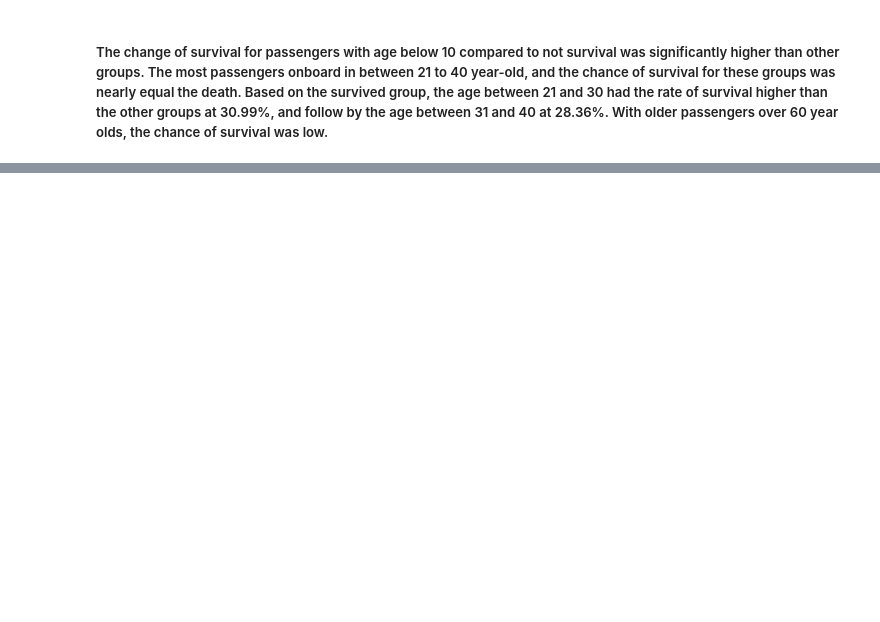
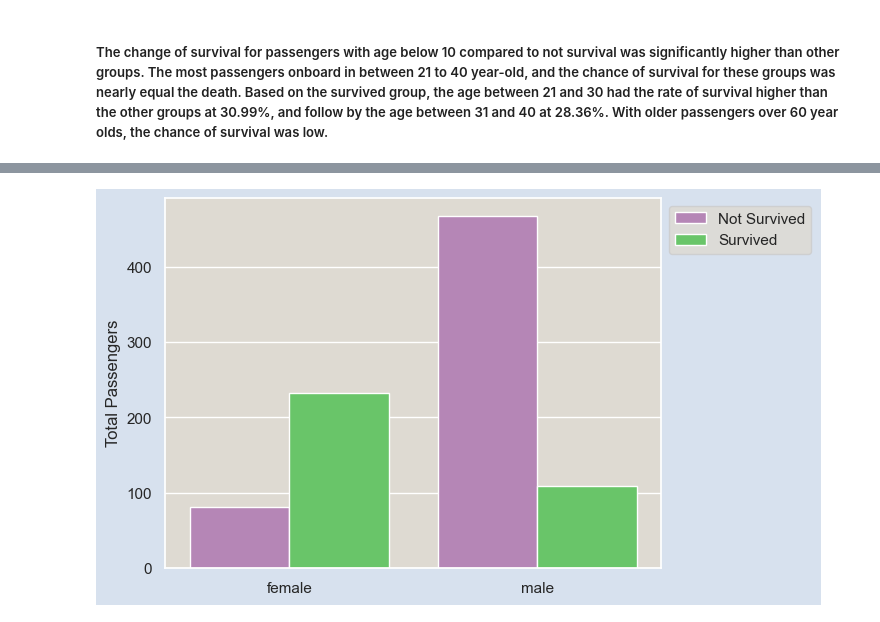
Before and after one commit to dinhlang86/Titanic, a Jupyter notebook: titanic.ipynb, the cells around one changed output, grey strips where cells are left out. Cells and saved outputs as stored; diff of their text form; code cells hidden in the pictures; blank space fills up the shorter version.

```diff
--- a/titanic.ipynb
+++ b/titanic.ipynb
@@ -516,0 +728,15 @@ plt.show()
+# %%
+df_gender = df_train.groupby(['Sex', 'Survived']).size().reset_index()
+df_gender.rename(columns={0: 'Count'}, inplace=True)
+
+ax = sns.barplot(data=df_gender, x='Sex', y='Count', hue='Survived', palette=["#bd7ebe", "#5ad45a"])
+labels_barplot = ['Not Survived', 'Survived']
+h, l = ax.get_legend_handles_labels()
+ax.legend(h, labels_barplot, title='', loc='upper left')
+sns.move_legend(ax, "upper left", bbox_to_anchor=(1, 1))
+plt.xlabel('')
+plt.ylabel('Total Passengers')
+
+plt.show()
+# %% [output]
+[figure, added]
```
Also changed, not shown: parts of 40 cells of this notebook.
